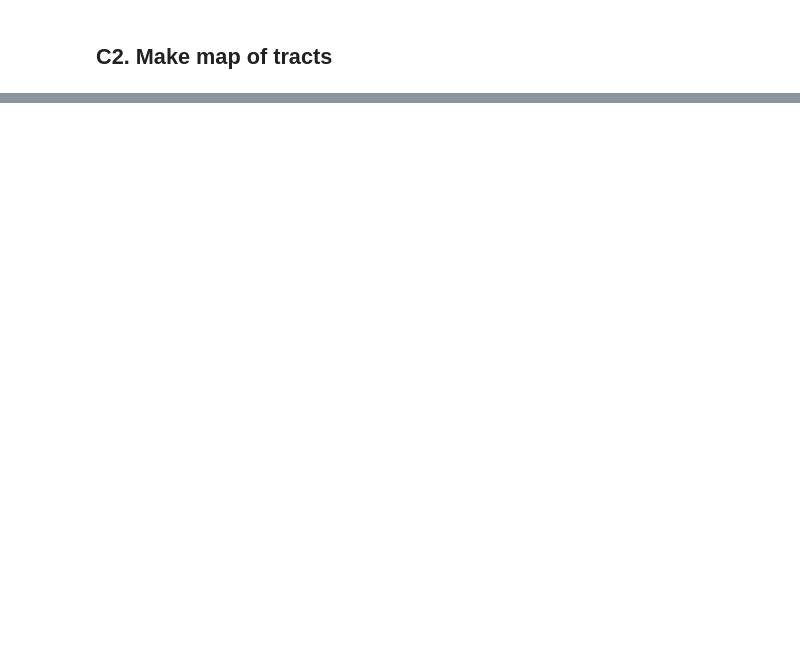
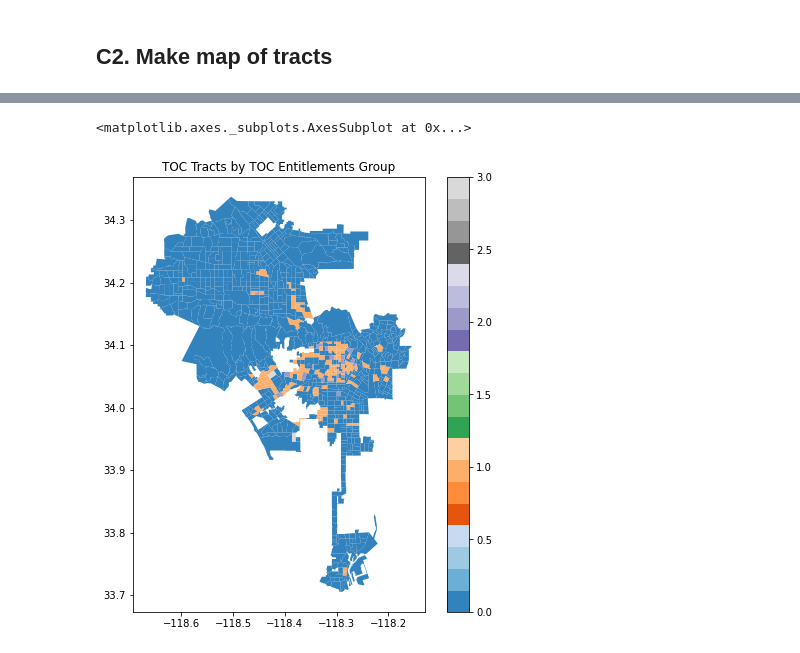
Before and after one commit to CityOfLosAngeles/planning-entitlements, a Jupyter notebook: notebooks/07-toc-census-stats.ipynb, the cells around one changed output, grey strips where cells are left out. Cells and saved outputs as stored; diff of their text form; code cells hidden in the pictures; blank space fills up the shorter version.

```diff
--- a/notebooks/07-toc-census-stats.ipynb
+++ b/notebooks/07-toc-census-stats.ipynb
@@ -443,0 +497,8 @@ final.plot(column="toc_ENT", ax=ax, cmap = "tab20c", legend=False)
+# %%
+# By TOC ENT group
+fig, ax = plt.subplots(figsize=(8,8))
+ax.set_title("TOC Tracts by TOC Entitlements Group")
+final.plot(column="toc_ENT_group", ax=ax, cmap = "tab20c", legend=True)
+# %% [output]
+<matplotlib.axes._subplots.AxesSubplot at 0x...>
+[figure, added]
```
Also changed, not shown: parts of 14 cells of this notebook.
